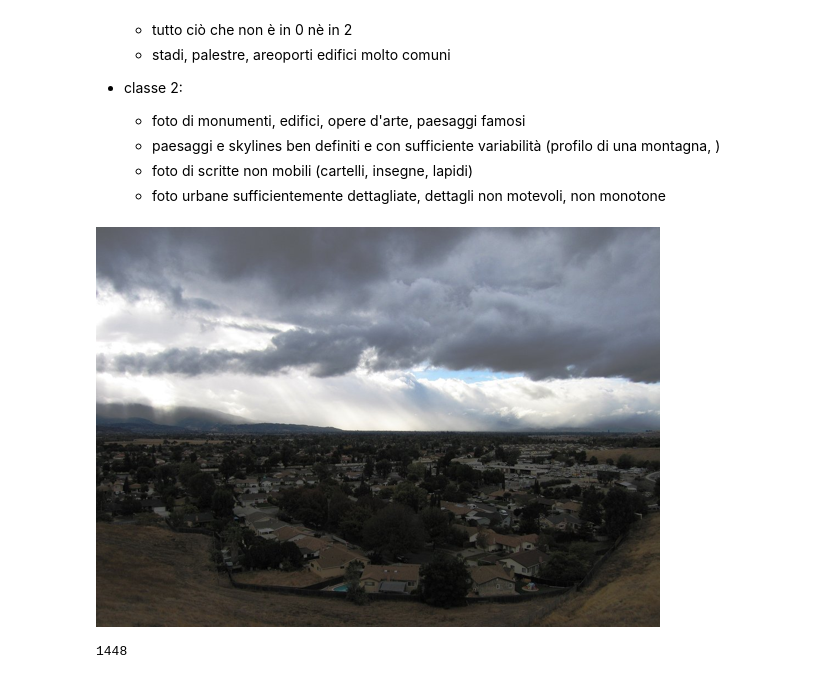
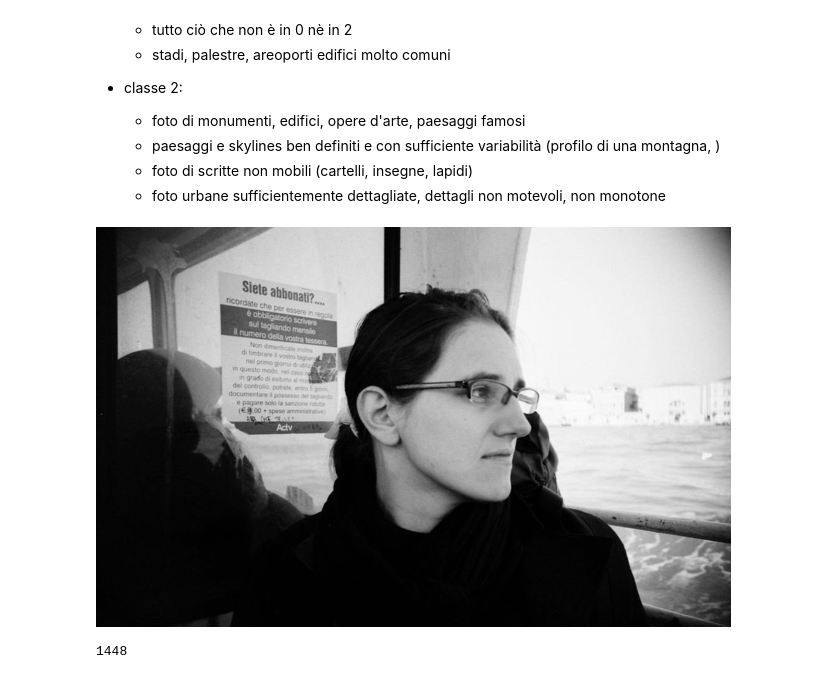
Before and after one commit to ematteli/VisionProject, a Jupyter notebook: GeoEstimation/resources/classifier_localizable.ipynb, the cells around one changed output. Saved outputs shown, nothing was run; the diff lists cells and outputs as text; code cells hidden in the pictures.

```diff
--- a/GeoEstimation/resources/classifier_localizable.ipynb
+++ b/GeoEstimation/resources/classifier_localizable.ipynb
@@ -20,7 +22,7 @@ im_ds.head()
 | 4 | 1008804117_ce4e6fef8a_1349_975224... | 97522422@N00 | 46.478536 | 30.758714 | 0 | 0 | 198 | 0.973878 | 0.002453 | ... |
 # %%
 image = im_ds.loc[0]['IMG_ID']
-path = "images/im2gps3ktest/{}".format(image)
+path = "images/im2gps3k/{}".format(image)
 view_im = Image.open(path)
 view_im.thumbnail([800, 400])
 display(view_im)
@@ -47,25 +49,25 @@ Come classificare le foto:
 # %%
 csv_file = "im2gps3k_places365.csv"
 im_ds = pd.read_csv(csv_file)
 for i in range(im_ds.shape[0]):
     if np.isnan(im_ds.loc[i,'LOC']):
         image = im_ds.loc[i]['IMG_ID']
-        path = "images/im2gps3ktest/{}".format(image)
+        path = "images/im2gps3k/{}".format(image)
         view_im = Image.open(path)
         view_im.thumbnail([800, 400])
         display(view_im)
         localizzabile = input("Valore  1 non localizzabile, 2 borderline, 3 localizzabile: ")
         while localizzabile not in ['1','2','3','q']:
             localizzabile = input("Prego inserire 1, 2 o 3 (o q per quit). Riprova: ")
         if localizzabile == 'q':
             break
         im_ds.loc[i,'LOC']=int(localizzabile)-1
         clear_output(wait=True)
 
 # to save results on the csv file!
 im_ds.to_csv(path_or_buf=csv_file, index=False, sep=',')
 # %% [output]
-[figure, old version]
+[figure, new version]
 # %%
 im_ds['LOC'].notna().sum()
 # %% [output]
```
Also changed, not shown: parts of 1 cell of this notebook, 1 other file.
